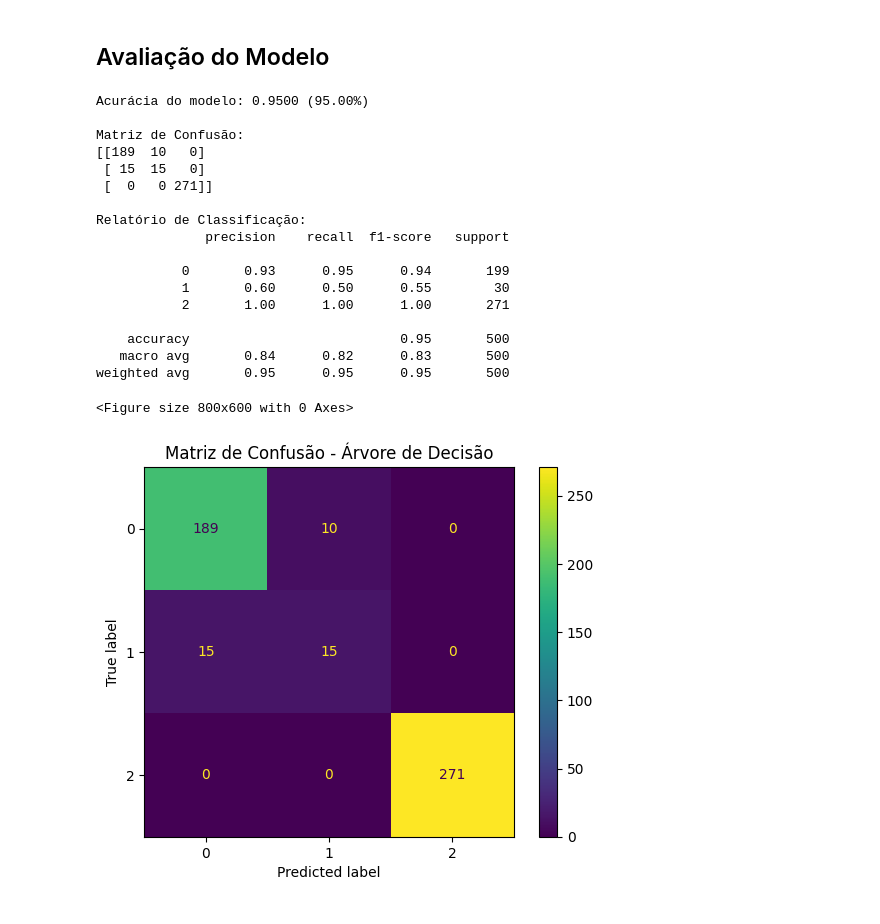
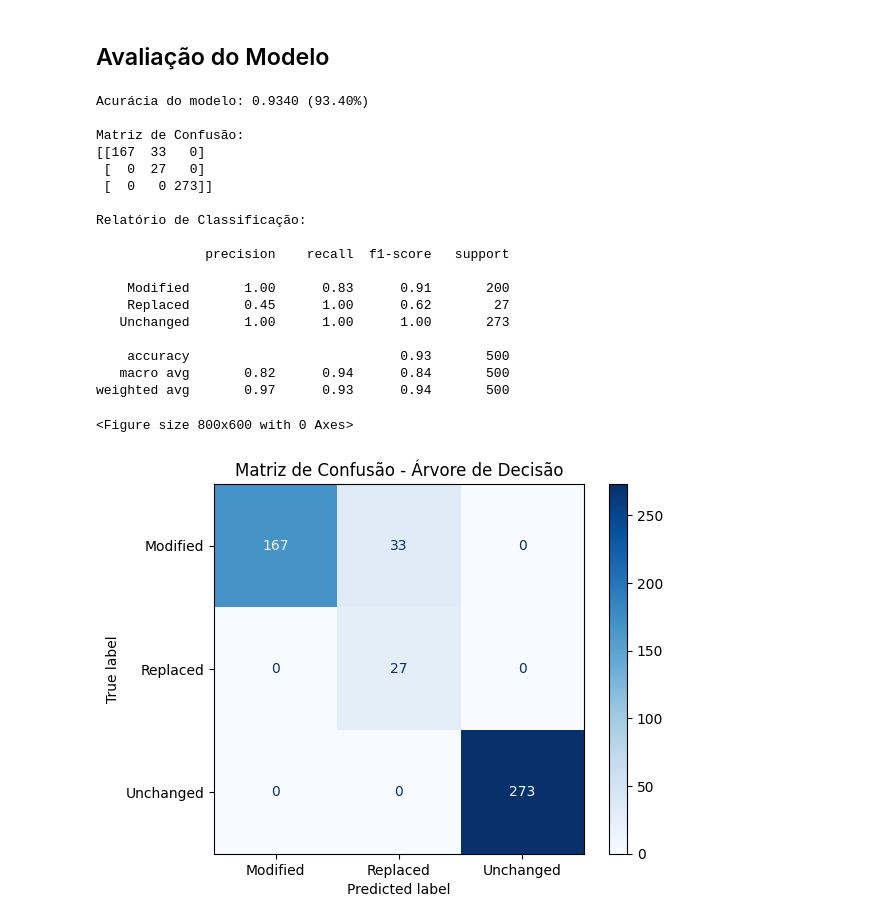
Before and after one commit to MarcosVOS/artificial-intelligence-dataset, a Jupyter notebook: analyze/arvore.ipynb, the cells around one changed output. Cells and saved outputs as stored; diff of their text form; code cells hidden in the pictures.

```diff
--- a/analyze/arvore.ipynb
+++ b/analyze/arvore.ipynb
@@ -80,7 +80,13 @@ X = df.drop('Job_Status', axis=1)
 y = df['Job_Status']
 
 # Dividir os dados em treino e teste (75% treino, 25% teste)
-X_train, X_test, y_train, y_test = train_test_split(X, y, test_size=0.25, random_state=42)
+X_train, X_test, y_train, y_test = train_test_split(
+    X,
+    y,
+    test_size=0.25,
+    random_state=42,
+    stratify=y
+)
 
 print(f"Tamanho do conjunto de treino: {X_train.shape}")
 print(f"Tamanho do conjunto de teste: {X_test.shape}")
@@ -161,42 +205,58 @@ Length: 10, dtype: str
 # %% [markdown]
 ## Avaliação do Modelo
 # %%
-from sklearn.metrics import accuracy_score, confusion_matrix, classification_report, ConfusionMatrixDisplay
+from sklearn.metrics import (
+    accuracy_score,
+    confusion_matrix,
+    classification_report,
+    ConfusionMatrixDisplay
+)
 
 # Calcular acurácia
-acuracia = accuracy_score(y_test_encoded, y_pred)
+acuracia = accuracy_score(y_test, y_pred)
+
 print(f"Acurácia do modelo: {acuracia:.4f} ({acuracia*100:.2f}%)")
 
 # Matriz de confusão
-cm = confusion_matrix(y_test_encoded, y_pred)
+cm = confusion_matrix(y_test, y_pred)
+
 print(f"\nMatriz de Confusão:\n{cm}")
 
 # Relatório de classificação
-print(f"\nRelatório de Classificação:\n{classification_report(y_test_encoded, y_pred)}")
+print("\nRelatório de Classificação:\n")
+print(classification_report(y_test, y_pred))
 
 # Visualizar matriz de confusão
 plt.figure(figsize=(8, 6))
-disp = ConfusionMatrixDisplay(confusion_matrix=cm, display_labels=dtree.classes_)
-disp.plot()
+
+disp = ConfusionMatrixDisplay(
+    confusion_matrix=cm,
+    display_labels=pipeline.classes_
+)
+
+disp.plot(cmap='Blues')
+
 plt.title("Matriz de Confusão - Árvore de Decisão")
+
 plt.show()
 # %% [output]
-Acurácia do modelo: 0.9500 (95.00%)
+Acurácia do modelo: 0.9340 (93.40%)
 
 Matriz de Confusão:
-[[189  10   0]
- [ 15  15   0]
- [  0   0 271]]
+[[167  33   0]
+ [  0  27   0]
+ [  0   0 273]]
 
 Relatório de Classificação:
+
               precision    recall  f1-score   support
 
-           0       0.93      0.95      0.94       199
-           1       0.60      0.50      0.55        30
-           2       1.00      1.00      1.00       271
+    Modified       1.00      0.83      0.91       200
+    Replaced       0.45      1.00      0.62        27
+   Unchanged       1.00      1.00      1.00       273
 
-    accuracy                           0.95       500
-   macro avg       0.84      0.82      0.83       500
-weighted avg       0.95      0.95      0.95       500
+    accuracy                           0.93       500
+   macro avg       0.82      0.94      0.84       500
+weighted avg       0.97      0.93      0.94       500
 <Figure size 800x600 with 0 Axes>
-[figure, old version]
+[figure, new version]
```
Also changed, not shown: parts of 3 cells of this notebook.
